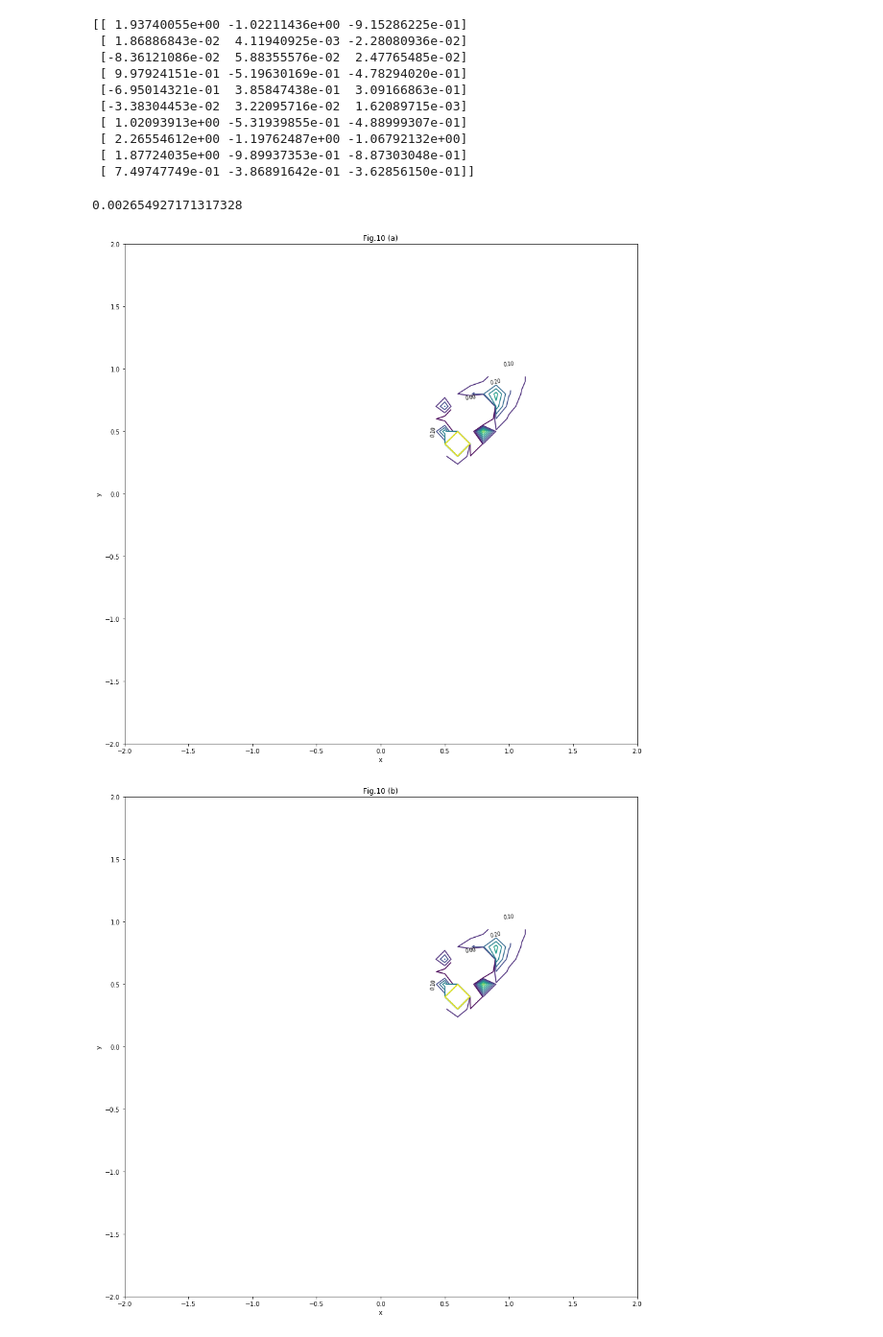
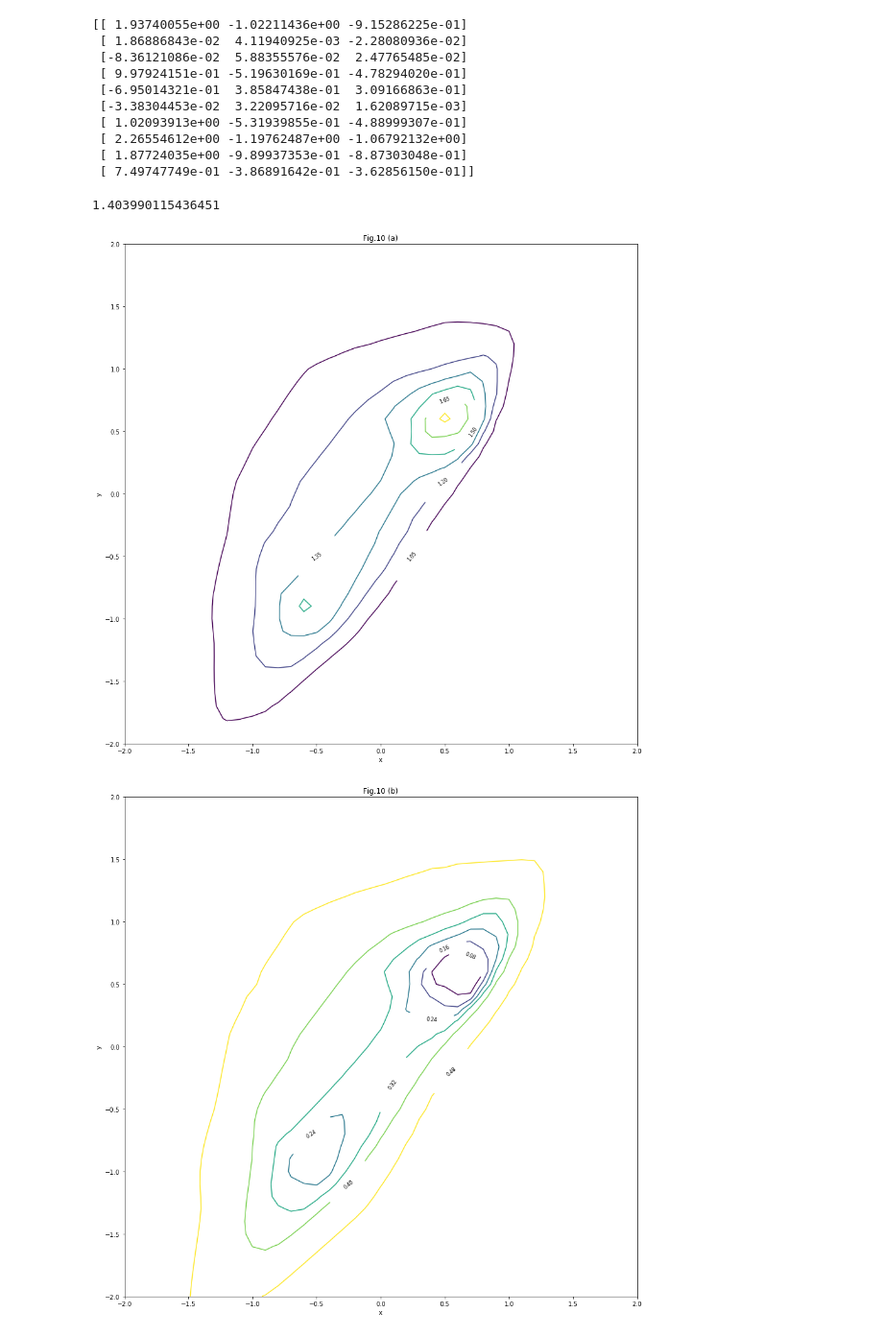
Before and after one commit to evidentiallab/Lunde_Chen_NN_Belief_Reproduction, a Jupyter notebook: NNBelief_neural_network.ipynb, the cells around one changed output. Shown at 96% size. Saved outputs shown, nothing was run; the diff lists cells and outputs as text; code cells hidden in the pictures.

```diff
--- a/NNBelief_neural_network.ipynb
+++ b/NNBelief_neural_network.ipynb
@@ -974,7 +974,7 @@ def get_m_theta_k(_model, _px, _py, which): # which = 0, 1, or 2
     eta_pos = 1.0 / (np.sum(np.array(list(map(lambda wp: np.exp(wp), w_pos_all)))) - 3.0 + 1.0)
     eta_neg = 1.0 / (1.0 - np.prod(np.array(list(map(lambda wn: 1 - np.exp(-1 * wn), w_neg_all))), dtype="float32"))
     # Note: I changed the formula, which is now different from what's presented in the paper
-    kappa = np.sum([(eta_pos * np.exp(wp) - 1) * (1 - eta_neg * np.exp(-1.0 * wn)) for (wp, wn) in list(zip(w_pos_all, w_neg_all))])
+    kappa = np.sum([eta_pos * (np.exp(wp) - 1) * (1 - eta_neg * np.exp(-1.0 * wn)) for (wp, wn) in list(zip(w_pos_all, w_neg_all))])
     eta = 1.0 / (1.0 - kappa)
     m_outer = eta * eta_pos * eta_neg * np.exp(-1 * w_neg_which)
     m_inner = np.exp(w_pos_which) - 1.0 + np.prod(np.array([1 - np.exp(-1 * wn) for wn in w_neg_others]), dtype="float32")
@@ -983,7 +983,7 @@ def get_m_theta_k(_model, _px, _py, which): # which = 0, 1, or 2
 
 get_m_theta_k(model, 0, 0, 0)
 # %% [output]
-0.002654927171317328
+1.403990115436451
 # %%
 # Plot Figure 10 (a)
 
@@ -998,7 +998,7 @@ _X, _Y = np.meshgrid(arr_x, arr_y)
 Z = np.vectorize(get_m_theta_for_class_1)(_X, _Y)
 
 fig, ax = plt.subplots()
-ct = ax.contour(arr_x, arr_y, Z, np.arange(0.0, 1.0, 0.1))
+ct = ax.contour(arr_x, arr_y, Z)
 ax.clabel(ct, colors='k', fmt='%2.2f', fontsize=8)
 ax.set_title('Fig.10 (a)')
 ax.set_xlabel('x')
@@ -1008,32 +1008,32 @@ plt.xlim([-2, 2])
 plt.ylim([-2, 2])
 plt.show()
 # %% [output]
-[figure, old version]
+[figure, new version]
 # %%
 # Plot Figure 10 (a)
 
 def get_m_theta_for_class_2(_px, _py):
     return get_m_theta_k(model, _px, _py, 1)
 
 arr_x = np.arange(-2.0, 2.1, 0.1)
 arr_y = np.arange(-2.0, 2.1, 0.1)
 
 _X, _Y = np.meshgrid(arr_x, arr_y)
 # https://stackoverflow.com/questions/61899911
-Z = np.vectorize(get_m_theta_for_class_1)(_X, _Y)
+Z = np.vectorize(get_m_theta_for_class_2)(_X, _Y)
 
 fig, ax = plt.subplots()
-ct = ax.contour(arr_x, arr_y, Z, np.arange(0.0, 1.0, 0.1))
+ct = ax.contour(arr_x, arr_y, Z)
 ax.clabel(ct, colors='k', fmt='%2.2f', fontsize=8)
 ax.set_title('Fig.10 (b)')
 ax.set_xlabel('x')
 ax.set_ylabel('y')
 fig.set_size_inches(15, 15)
 plt.xlim([-2, 2])
 plt.ylim([-2, 2])
 plt.show()
 # %% [output]
-[figure, old version]
+[figure, new version]
 # %%
 # Plot Figure 10 (a)
 
```
Also changed, not shown: parts of 1 cell of this notebook.
